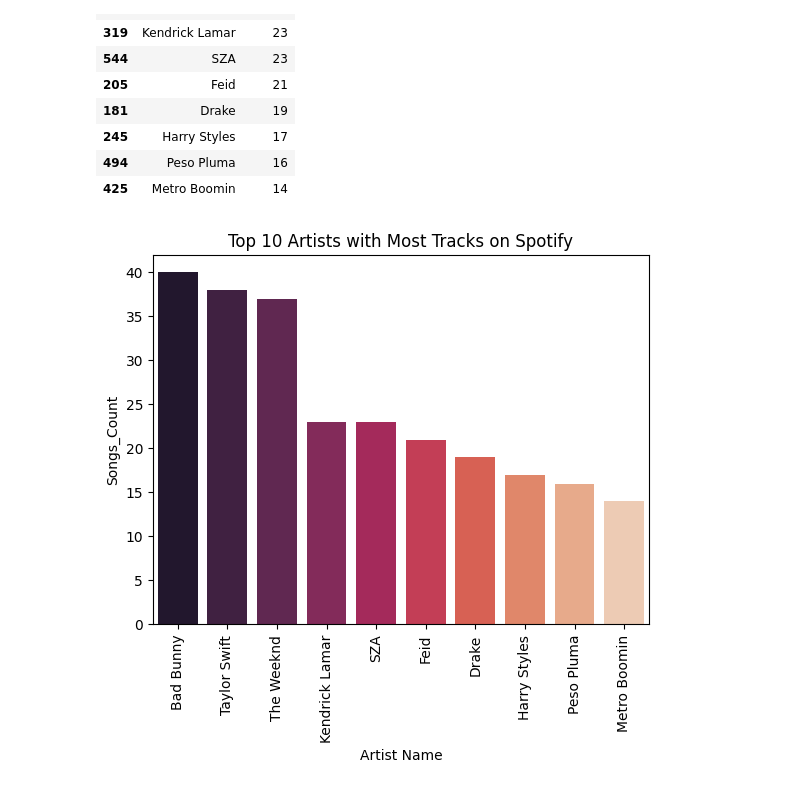
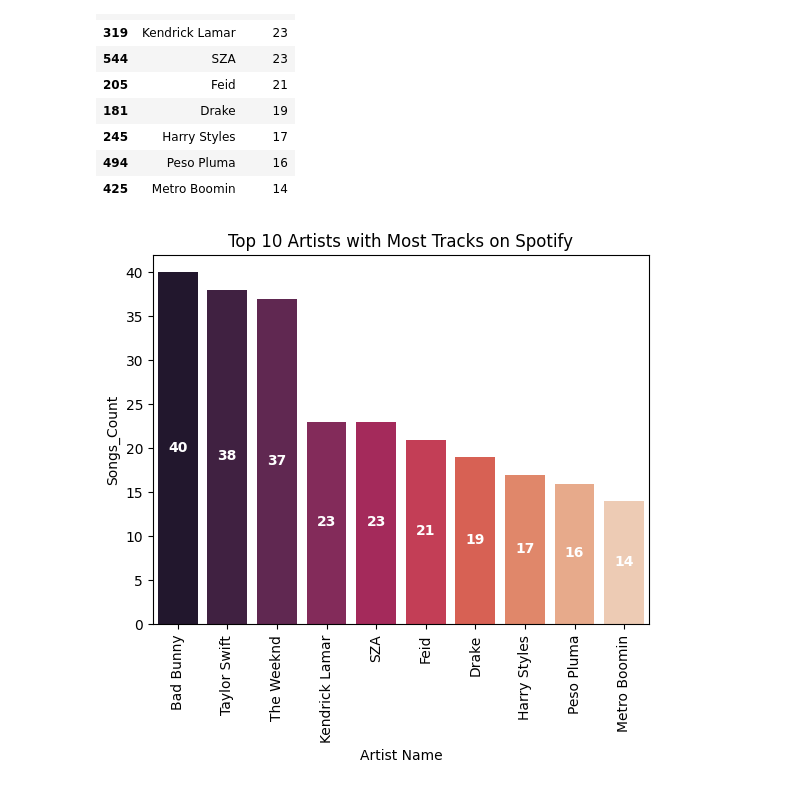
Before and after one commit to abdulrafayoc/Data-Visualization-of-Spotify-Songs-2023, a Jupyter notebook: ds.ipynb, the cells around one changed output. Cells and saved outputs as stored; diff of their text form; code cells hidden in the pictures.

```diff
--- a/ds.ipynb
+++ b/ds.ipynb
@@ -413,12 +458,13 @@ most_tracks
 | 425 | Metro Boomin | 14 |
 # %%
 plt.Figure(figsize=(10, 5))
-sns.barplot(x=most_tracks['artist_name'], y=most_tracks['count'], palette='rocket')
+t = sns.barplot(x=most_tracks['artist_name'], y=most_tracks['count'], palette='rocket')
+t.bar_label(t.containers[0], padding=1, label_type='center', weight='bold', color='white', rotation=0)
 plt.xlabel('Artist Name')
 plt.ylabel('Songs_Count')
 plt.title('Top 10 Artists with Most Tracks on Spotify')
 plt.xticks(rotation=90)
 
 plt.show()
 # %% [output]
-[figure, old version]
+[figure, new version]
```
Also changed, not shown: parts of 9 cells of this notebook.
